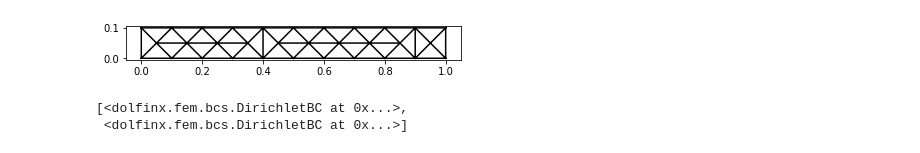
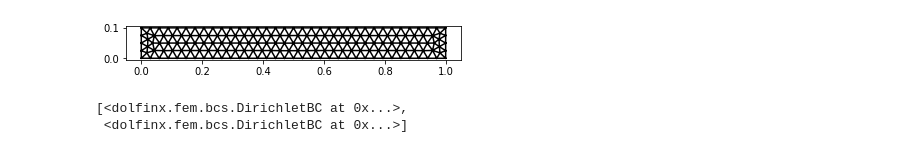
Before and after one commit to kumiori/irrevolutions, a Jupyter notebook: mec647_Elast_2.ipynb, the cells around one changed output. Saved outputs shown, nothing was run; the diff lists cells and outputs as text; code cells hidden in the pictures.

```diff
--- a/mec647_Elast_2.ipynb
+++ b/mec647_Elast_2.ipynb
@@ -147,35 +167,31 @@ parameters = {
 # %%
 # Mesh
 Lx = parameters["geometry"]["Lx"]
 Ly = parameters["geometry"]["Ly"]
 geom_type = parameters["geometry"]["geom_type"]
 
 
-import meshes
-dir(meshes)
-
-from meshes import primitives
 
 gmsh_model, tdim = primitives.mesh_bar_gmshapi(geom_type,
                                     Lx,
                                     Ly,
-                                    0.1,
+                                    0.03,
                                     tdim=2)
 
 mesh, mts = meshes.gmsh_model_to_mesh(gmsh_model,
                                cell_data=False,
                                facet_data=True,
                                gdim=2)
 
 # TODO: Plot mesh
 
 
 plt.figure()
 ax = plot_mesh(mesh)
 fig = ax.get_figure()
 fig.savefig(f"mesh.png")
 # %% [output]
-[figure, old version]
+[figure, new version]
 # %%
 # Functional setting
 
```
Also changed, not shown: parts of 15 cells of this notebook.
